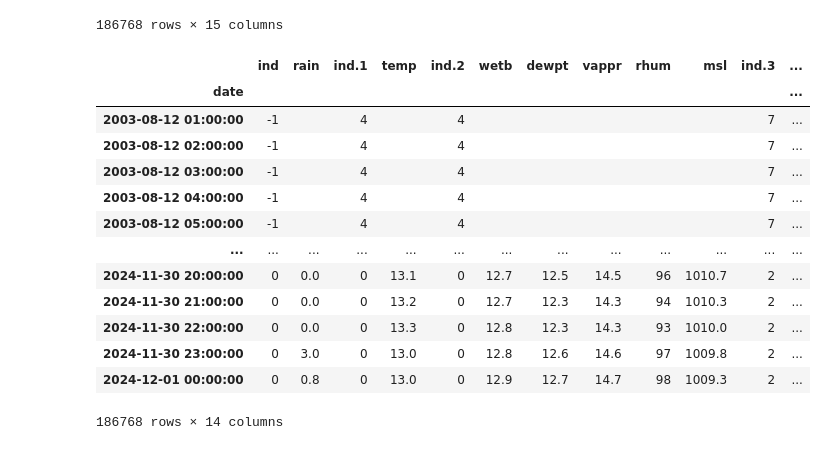
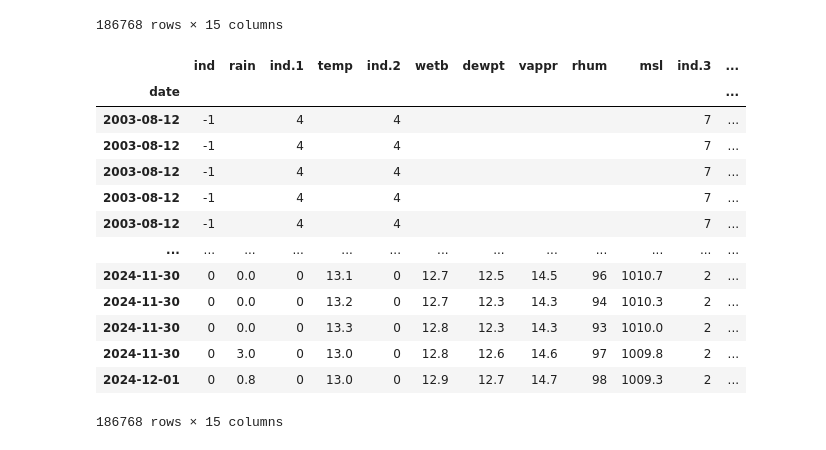
Before and after one commit to rayne-fall/pfda-project, a Jupyter notebook: project.ipynb, the cells around one changed output. Saved outputs shown, nothing was run; the diff lists cells and outputs as text; code cells hidden in the pictures.

```diff
--- a/project.ipynb
+++ b/project.ipynb
@@ -31,26 +34,28 @@ df
 | 186767 | 01-dec-2024 00:00 | 0 | 0.8 | 0 | 13.0 | 0 | 12.9 | 12.7 | 14.7 | 98 | 1009.3 | ... |
 186768 rows × 15 columns
 # %%
+# split date column into date and time columns
+df[['date', 'time']] = df['date'].str.split(' ', n=1, expand=True)
 # convert date column to datetime
 df["date"]=df['date'].astype('datetime64[ns]')
 # set date column as index column
 df.set_index('date', inplace=True)
 df
 # %% [output]
 |  | ind | rain | ind.1 | temp | ind.2 | wetb | dewpt | vappr | rhum | msl | ind.3 | ... |
 | date |  |  |  |  |  |  |  |  |  |  |  | ... |
-| 2003-08-12 01:00:00 | -1 |  | 4 |  | 4 |  |  |  |  |  | 7 | ... |
-| 2003-08-12 02:00:00 | -1 |  | 4 |  | 4 |  |  |  |  |  | 7 | ... |
-| 2003-08-12 03:00:00 | -1 |  | 4 |  | 4 |  |  |  |  |  | 7 | ... |
-| 2003-08-12 04:00:00 | -1 |  | 4 |  | 4 |  |  |  |  |  | 7 | ... |
-| 2003-08-12 05:00:00 | -1 |  | 4 |  | 4 |  |  |  |  |  | 7 | ... |
+| 2003-08-12 | -1 |  | 4 |  | 4 |  |  |  |  |  | 7 | ... |
+| 2003-08-12 | -1 |  | 4 |  | 4 |  |  |  |  |  | 7 | ... |
+| 2003-08-12 | -1 |  | 4 |  | 4 |  |  |  |  |  | 7 | ... |
+| 2003-08-12 | -1 |  | 4 |  | 4 |  |  |  |  |  | 7 | ... |
+| 2003-08-12 | -1 |  | 4 |  | 4 |  |  |  |  |  | 7 | ... |
 | ... | ... | ... | ... | ... | ... | ... | ... | ... | ... | ... | ... | ... |
-| 2024-11-30 20:00:00 | 0 | 0.0 | 0 | 13.1 | 0 | 12.7 | 12.5 | 14.5 | 96 | 1010.7 | 2 | ... |
-| 2024-11-30 21:00:00 | 0 | 0.0 | 0 | 13.2 | 0 | 12.7 | 12.3 | 14.3 | 94 | 1010.3 | 2 | ... |
-| 2024-11-30 22:00:00 | 0 | 0.0 | 0 | 13.3 | 0 | 12.8 | 12.3 | 14.3 | 93 | 1010.0 | 2 | ... |
-| 2024-11-30 23:00:00 | 0 | 3.0 | 0 | 13.0 | 0 | 12.8 | 12.6 | 14.6 | 97 | 1009.8 | 2 | ... |
-| 2024-12-01 00:00:00 | 0 | 0.8 | 0 | 13.0 | 0 | 12.9 | 12.7 | 14.7 | 98 | 1009.3 | 2 | ... |
+| 2024-11-30 | 0 | 0.0 | 0 | 13.1 | 0 | 12.7 | 12.5 | 14.5 | 96 | 1010.7 | 2 | ... |
+| 2024-11-30 | 0 | 0.0 | 0 | 13.2 | 0 | 12.7 | 12.3 | 14.3 | 94 | 1010.3 | 2 | ... |
+| 2024-11-30 | 0 | 0.0 | 0 | 13.3 | 0 | 12.8 | 12.3 | 14.3 | 93 | 1010.0 | 2 | ... |
+| 2024-11-30 | 0 | 3.0 | 0 | 13.0 | 0 | 12.8 | 12.6 | 14.6 | 97 | 1009.8 | 2 | ... |
+| 2024-12-01 | 0 | 0.8 | 0 | 13.0 | 0 | 12.9 | 12.7 | 14.7 | 98 | 1009.3 | 2 | ... |
-186768 rows × 14 columns
+186768 rows × 15 columns
 # %%
 # drop missing values from windspeed data
 df["wdsp"]= df.loc[:,("wdsp")].replace(' ', np.nan)
```
Also changed, not shown: parts of 5 cells of this notebook, 1 other file.
